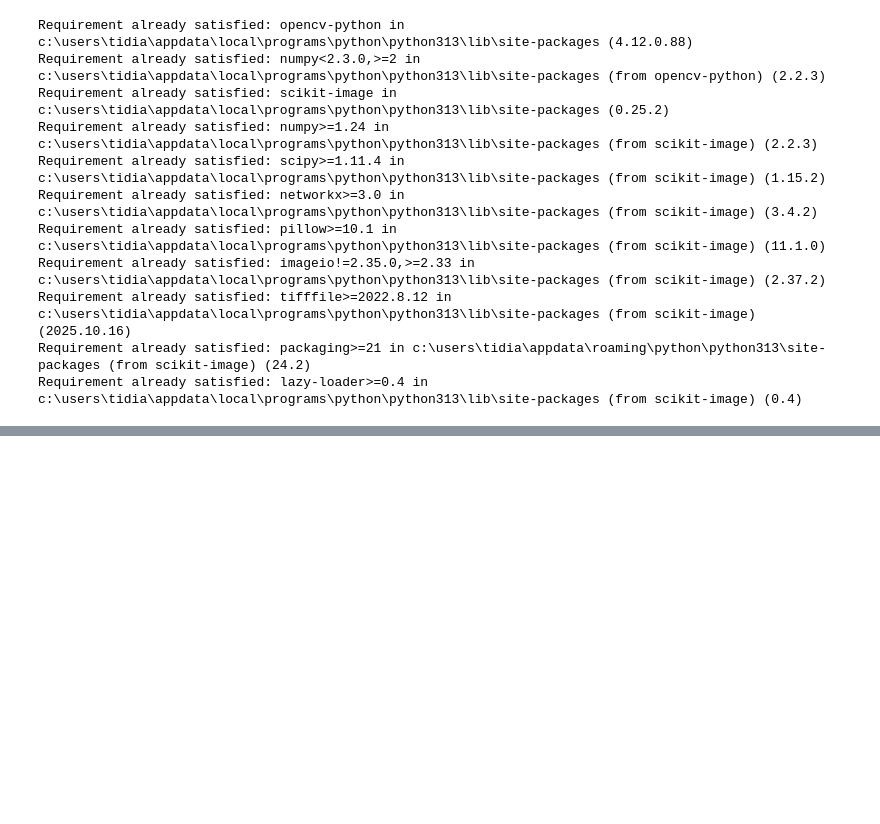
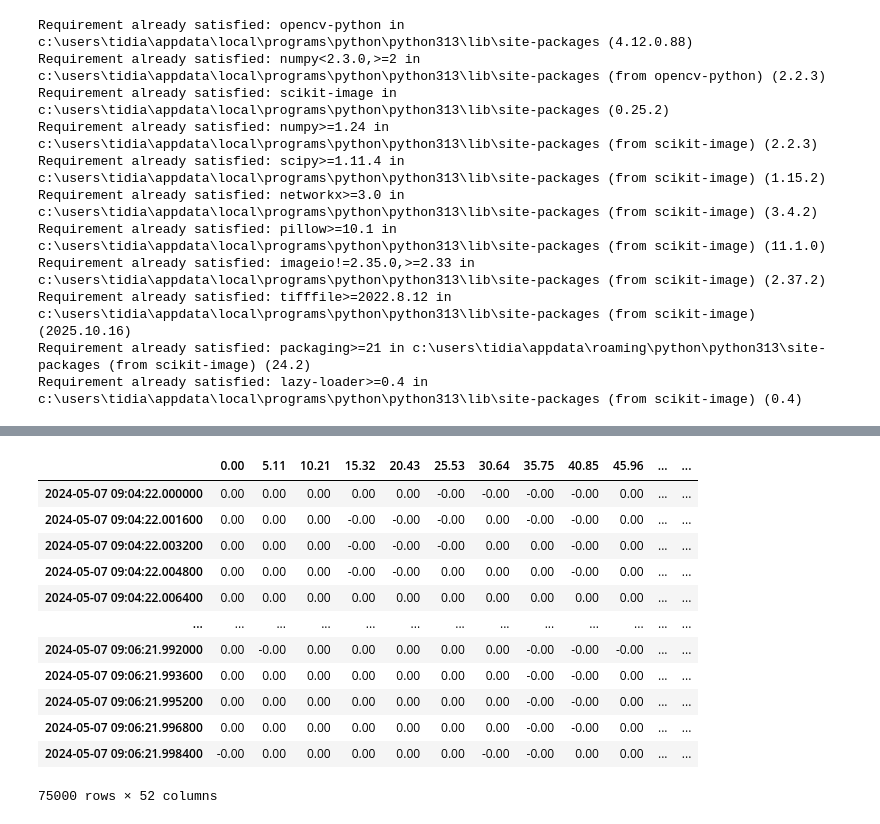
Before and after one commit to tbengric/CV_Project1, a Jupyter notebook: src/project1.ipynb, the cells around one changed output, grey strips where cells are left out. Saved outputs shown, nothing was run; the diff lists cells and outputs as text; code cells hidden in the pictures; blank space fills up the shorter version.

```diff
--- a/src/project1.ipynb
+++ b/src/project1.ipynb
@@ -153,0 +126,28 @@ ets
+# %%
+dx= 5.106500953873407
+dt= 0.0016
+
+data1 = []
+first_filename = selected[0]
+for file in selected:
+   data1.append(np.load(file))
+data1 = np.concatenate(data1)
+time_start = datetime.datetime.strptime('2024-05-07 ' + first_filename.split("\\")[-1].split(".")[0], "%Y-%m-%d %H%M%S")
+index = pd.date_range(start=time_start, periods=len(data1), freq=f'{dt}s')
+columns = np.arange(len(data1[0])) * dx
+df1 = pd.DataFrame(data=data1, index=index, columns=columns)
+df1
+# %% [output]
+|  | 0.00 | 5.11 | 10.21 | 15.32 | 20.43 | 25.53 | 30.64 | 35.75 | 40.85 | 45.96 | ... | ... |
+| 2024-05-07 09:04:22.000000 | 0.00 | 0.00 | 0.00 | 0.00 | 0.00 | -0.00 | -0.00 | -0.00 | -0.00 | 0.00 | ... | ... |
+| 2024-05-07 09:04:22.001600 | 0.00 | 0.00 | 0.00 | -0.00 | -0.00 | -0.00 | 0.00 | -0.00 | -0.00 | 0.00 | ... | ... |
+| 2024-05-07 09:04:22.003200 | 0.00 | 0.00 | 0.00 | -0.00 | -0.00 | -0.00 | 0.00 | 0.00 | -0.00 | 0.00 | ... | ... |
+| 2024-05-07 09:04:22.004800 | 0.00 | 0.00 | 0.00 | -0.00 | -0.00 | 0.00 | 0.00 | 0.00 | -0.00 | 0.00 | ... | ... |
+| 2024-05-07 09:04:22.006400 | 0.00 | 0.00 | 0.00 | 0.00 | 0.00 | 0.00 | 0.00 | 0.00 | 0.00 | 0.00 | ... | ... |
+| ... | ... | ... | ... | ... | ... | ... | ... | ... | ... | ... | ... | ... |
+| 2024-05-07 09:06:21.992000 | 0.00 | -0.00 | 0.00 | 0.00 | 0.00 | 0.00 | 0.00 | -0.00 | -0.00 | -0.00 | ... | ... |
+| 2024-05-07 09:06:21.993600 | 0.00 | 0.00 | 0.00 | 0.00 | 0.00 | 0.00 | 0.00 | -0.00 | -0.00 | 0.00 | ... | ... |
+| 2024-05-07 09:06:21.995200 | 0.00 | 0.00 | 0.00 | 0.00 | 0.00 | 0.00 | 0.00 | -0.00 | -0.00 | 0.00 | ... | ... |
+| 2024-05-07 09:06:21.996800 | 0.00 | 0.00 | 0.00 | 0.00 | 0.00 | 0.00 | 0.00 | -0.00 | -0.00 | 0.00 | ... | ... |
+| 2024-05-07 09:06:21.998400 | -0.00 | 0.00 | 0.00 | 0.00 | 0.00 | 0.00 | -0.00 | -0.00 | 0.00 | 0.00 | ... | ... |
+75000 rows × 52 columns
```
Also changed, not shown: parts of 13 cells of this notebook.
